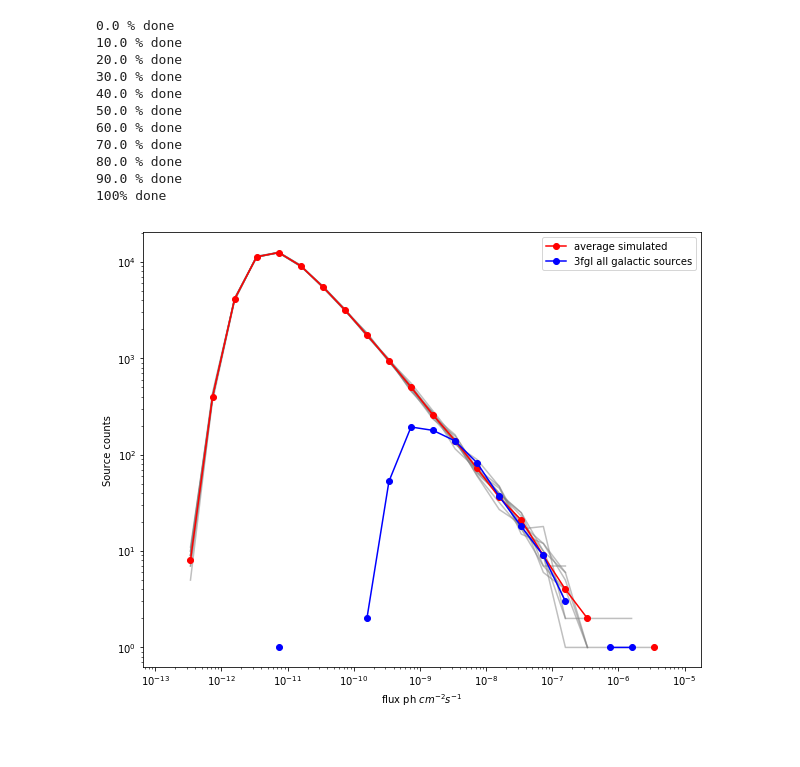
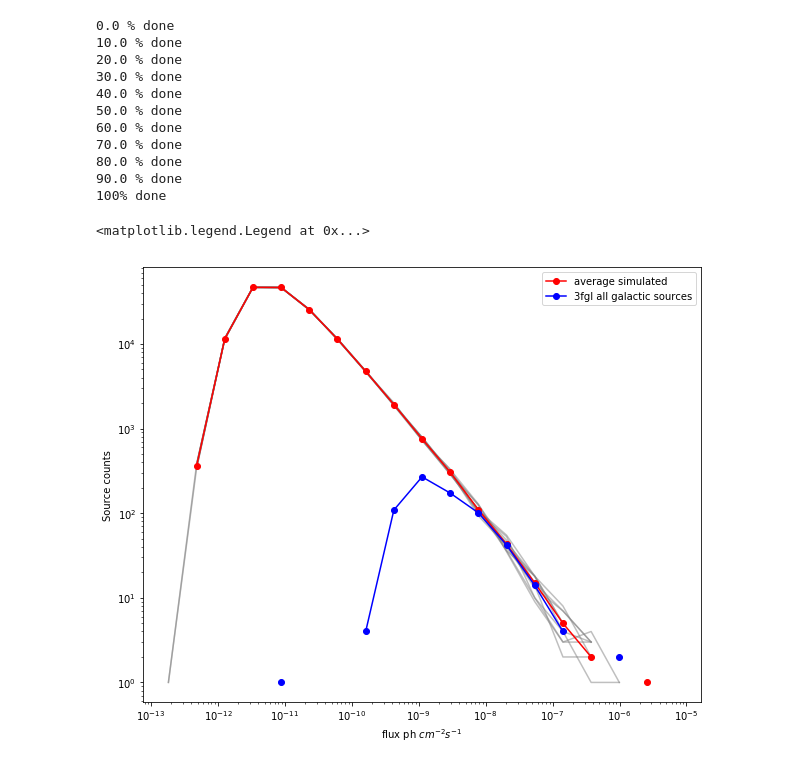
Before and after one commit to martp91/y-rays-UPS, a Jupyter notebook: sim_gamma_sources.ipynb, the cells around one changed output. Cells and saved outputs as stored; diff of their text form; code cells hidden in the pictures.

```diff
--- a/sim_gamma_sources.ipynb
+++ b/sim_gamma_sources.ipynb
@@ -30,7 +30,7 @@ if model=='S':
     H=0.33
     alp=0.2
     bet = 1.4
-Rsun = 8.3
+Rsun = 8.5
 hb = 10 #This is considered as high latitude
 
 #Trheshold of fermi, from 3fgl/3fhl? paper
@@ -133,7 +132,7 @@ Average powerlaw index of 3fhl sources: 2.22967460056
 
 #Do the simulation monte carlo
 def mc_smpl(a=2,N=1000,Lmin=3e34,Lmax=1e40):
-    np.random.seed(0)
+    #np.random.seed(0)
     """Sample from above distribution N times: r,z,L and calculate flux as measured at earth"""
     N = int(N) #no samples just to be sure
     #set up R, has to be looped over, no analytical inverse
@@ -182,7 +181,7 @@ def mc_smpl(a=2,N=1000,Lmin=3e34,Lmax=1e40):
     #l = np.arctan2(y0-y,x0-x)
     #l = l*180/np.pi
     #b = b*180/np.pi
-    #npix =
+    ##Make healpix map, flux is not conserved :(
     #nside = 512
     #npix = hp.nside2npix(nside)
     #pix = hp.ang2pix(nside,l,b,lonlat=True)
@@ -190,30 +189,24 @@ def mc_smpl(a=2,N=1000,Lmin=3e34,Lmax=1e40):
 
    # np.add.at(hp_map,pix,flux_data) #To make sure recurring pixels are added on top of each other
 #,lonra=[-180,180],latra=[-90,90]
+    #Using this the flux is not conserved
    # mp = hp.cartview(hp_map, xsize=720,ysize=360,min=0,max=1e20,return_projected_map=True);
    # plt.close()
+    ##My function, that does conserve flux, but does it always work?
+    mp = makemap.makemap(l,b,flux_data,0.5)
 
-    high_lat_mask = np.abs(b)>hb
-    flux_hb = flux_data[high_lat_mask]
+    #high_lat_mask = np.abs(b)>hb
+    #flux_hb = flux_data[high_lat_mask]
 
-    mp = makemap.makemap(l,b,flux_data,0.5)
-    #plt.imshow(map_)
     #Test plot l,b
 
    # f = plt.figure()
   #  ax = f.add_subplot(111)
 
-    #h =ax.hist2d(l,b,bins=100,weights=np.log10(flux_data),cmin=-13,cmax=-1)
-   # f.colorbar(h[3],ax=ax)
    # ax.scatter(l,b,marker='.',s=4,label='simulation')
    # if fgl:
   #      ax.scatter(lon_gal,lat_gal, marker='.',label='3fgl gal')
 
-   # masklb = ((np.abs(l)>80)&(np.abs(l)<100))
-   # ax.scatter(x[masklb],z[masklb], s=10,marker='.',alpha=0.8)
-   # ax.scatter(x[~masklb],z[~masklb], s=10,marker='.',alpha=0.8)
-    #ax.scatter(x,y,z, marker='.')
-    #ax.scatter(x0,y0,z0,marker='o',c='red')
     #setup logn-logs for simulated sources
     #Ns = np.zeros(n)
     #for i,f in enumerate(flux_logspace):
@@ -262,9 +255,9 @@ fig.colorbar(im,orientation='horizontal',shrink=0.5)
 # %%
 #Runs simulation Nsmpl times with N=n.o. sources
 
-N =50000
+N =150000
 #N2 = 150000
-Nsmpl = 100
+Nsmpl = 10
 fluxes = np.zeros((Nsmpl,N))
 #fluxes2 = np.zeros((Nsmpl,N2))
 fluxes_check = np.zeros(N)
@@ -272,7 +265,7 @@ for i in range(Nsmpl):
     if i%(Nsmpl/10)==0:
         print 100*i/float(Nsmpl),"% done"
       #  print np.sum(fluxes_check)/i
-    fluxes[i,:]=np.sort(mc_smpl(1.9,N,3e34,1e39)[0])
+    fluxes[i,:]=np.sort(mc_smpl(2.1,N,3e34,1e39)[0])
    # fluxes2[i,:] = np.sort(mc_smpl(2,N2,3e34,1e39))
    # fluxes_check += mc_smpl(1.8,N,3e34,1e39)[0]
 
@@ -300,37 +293,38 @@ flux_detected = ave_flux[ave_flux>=fermi_thres]
 flux_undetected = ave_flux[ave_flux<fermi_thres]
 total_flux_det = np.sum(flux_detected)
 total_flux_undet = np.sum(flux_undetected)
 f2,ax2 = plt.subplots(1)
 minflux = np.log10(min(ave_flux))
 maxflux = np.log10(max(ave_flux))
 minflux,maxflux=-13,-5
-bins = np.logspace(minflux,maxflux,25)
+bins = np.logspace(minflux,maxflux,20)
 bins_mean = (bins[1:]+bins[:-1])/2.
 for i,flux in enumerate(fluxes):
     mc_hist,mc_bins = np.histogram(flux,bins=bins)
     ax2.loglog(bins_mean,mc_hist,alpha=0.5,color='grey')
 
 mc_hist,mc_bins = np.histogram(ave_flux,bins=bins)
 ax2.loglog(bins_mean,mc_hist,marker='o',label='average simulated', color='red')
 
 if fgl:
    # hist_3fgl_hb, bins_3fgl = np.histogram(flux_3fgl[high_lat_mask_3fgl], bins=bins)
    # ax2.loglog(bins_mean,hist_3fgl_hb, marker='+',label='3fgl high lat')
     hist_3fgl, bins_3fgl = np.histogram(flux_3fgl, bins=bins)
     ax2.loglog(bins_mean,hist_3fgl, marker='o',color='blue',label='3fgl all galactic sources')
 
 #mc_hist2,mc_bins2 = np.histogram(ave_flux2,bins=np.logspace(minflux,maxflux,20))
 #plt.loglog(mc_bins,mc_hist2,marker='v', label='L_index=2. N=150000')
 
 ax2.set_xlabel(r'flux ph $cm^{-2} s^{-1}$')
 ax2.set_ylabel('Source counts')
 ax2.legend()
 #Remove maximum values
-flux_3fgl[np.argmax(flux_3fgl)]=0
-ave_flux[np.argmax(ave_flux)]=0
+#flux_3fgl[np.argmax(flux_3fgl)]=0
+#ave_flux[np.argmax(ave_flux)]=0
 #f2.savefig('n_flux_allsky.pdf')
 # %% [output]
+<matplotlib.legend.Legend at 0x...>
-[figure, old version]
+[figure, new version]
 # %%
 #Get total diffuse spectra
 import open_dat
```
Also changed, not shown: parts of 4 cells of this notebook.
